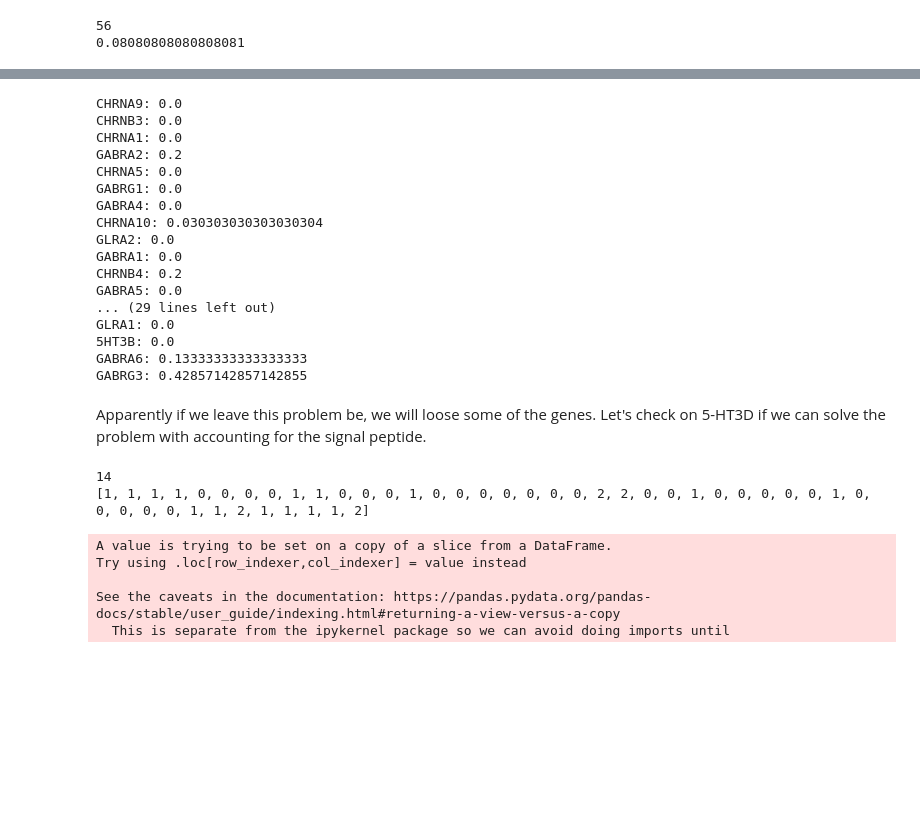
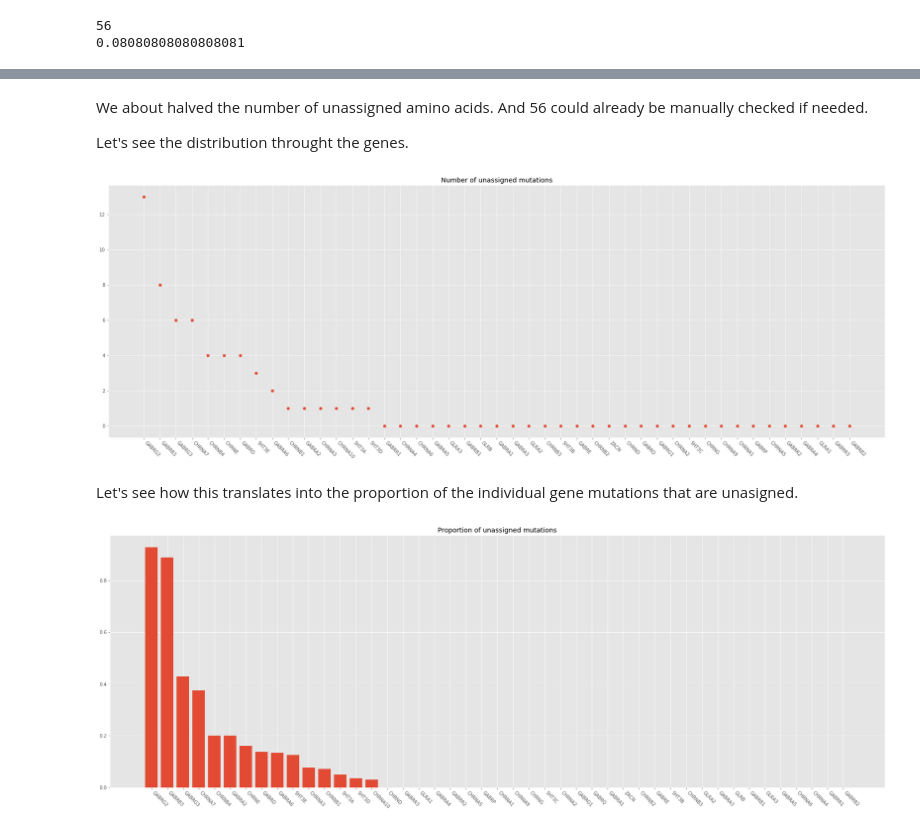
Before and after one commit to JureFabjan/gnomAD, a Jupyter notebook: Processing.ipynb, the cells around one changed output, grey strips where cells are left out. Drawn from its saved outputs; the diff is of its cells as text; code cells hidden in the pictures; blank space fills up the shorter version.

```diff
--- a/Processing.ipynb
+++ b/Processing.ipynb
@@ -539,40 +410,27 @@ GABRG3: 6
-# %%
-for gene in missense["Gene"].unique():
-    print(f"{gene}: {-sum(missense['AA Referenced'][(missense['AA Referenced'] == -1)&(missense['Gene'] == gene)]) / sum(missense['Gene'] == gene)}")
-# %% [output]
-CHRNA9: 0.0
-CHRNB3: 0.0
-CHRNA1: 0.0
-GABRA2: 0.2
-CHRNA5: 0.0
-GABRG1: 0.0
-GABRA4: 0.0
-CHRNA10: 0.030303030303030304
-GLRA2: 0.0
-GABRA1: 0.0
-CHRNB4: 0.2
-GABRA5: 0.0
-... (29 lines left out)
-GLRA1: 0.0
-5HT3B: 0.0
-GABRA6: 0.13333333333333333
-GABRG3: 0.42857142857142855
-# %% [markdown]
-Apparently if we leave this problem be, we will loose some of the genes. Let's check on 5-HT3D if we can solve the problem with accounting for the signal peptide.
-# %%
-subsample = missense[missense["Gene"] == "GABRG2"]
-subsample.reset_index(inplace=True)_numbers_id = []
-for signal_len in range(0, 45):
-    subsample["AA Referenced"] = subsample.apply(lambda x: ali_class.convert_to_reference(x["Gene"], x["Protein Consequence"].split(".")[1][0:3], x["AA Number"]+signal_len), axis=1)
-    _numbers_id.append(sum(subsample["AA Referenced"] != -1))
-print(subsample.shape[0])
-print(_numbers_id)
-# %% [output]
-14
-[1, 1, 1, 1, 0, 0, 0, 0, 1, 1, 0, 0, 0, 1, 0, 0, 0, 0, 0, 0, 0, 2, 2, 0, 0, 1, 0, 0, 0, 0, 0, 1, 0, 0, 0, 0, 0, 1, 1, 2, 1, 1, 1, 1, 2]
-A value is trying to be set on a copy of a slice from a DataFrame.
-Try using .loc[row_indexer,col_indexer] = value instead
-
-See the caveats in the documentation: https://pandas.pydata.org/pandas-docs/stable/user_guide/indexing.html#returning-a-view-versus-a-copy
-  This is separate from the ipykernel package so we can avoid doing imports until
+# %% [markdown]
+We about halved the number of unassigned amino acids. And 56 could already be manually checked if needed.
+
+Let's see the distribution throught the genes.
+# %%
+_values["AA Unreferenced"] = _values.apply(lambda x: -sum(missense["AA Referenced"][(missense["AA Referenced"] == -1) & (missense["Gene"] == x["Gene"])]), axis=1)
+_values.sort_values(by="AA Unreferenced", ascending=False, inplace=True, ignore_index=True)
+
+pyplot.scatter(_values["Gene"], _values["AA Unreferenced"])
+pyplot.xticks(rotation=-45, horizontalalignment="left")
+pyplot.title("Number of unassigned mutations")
+pyplot.show()
+# %% [output]
+[figure, added]
+# %% [markdown]
+Let's see how this translates into the proportion of the individual gene mutations that are unasigned.
+# %%
+_values["AA Unreferenced"] = _values.apply(lambda x: -sum(missense["AA Referenced"][(missense["AA Referenced"] == -1) & (missense["Gene"] == x["Gene"])]) / sum(missense["Gene"] == x["Gene"]), axis=1)
+_values.sort_values(by="AA Unreferenced", ascending=False, inplace=True, ignore_index=True)
+
+pyplot.bar(_values["Gene"], _values["AA Unreferenced"])
+pyplot.xticks(rotation=-45, horizontalalignment="left")
+pyplot.title("Proportion of unassigned mutations")
+pyplot.show()
+# %% [output]
+[figure, added]
 # %% [markdown]
```
Also changed, not shown: parts of 45 cells of this notebook.
